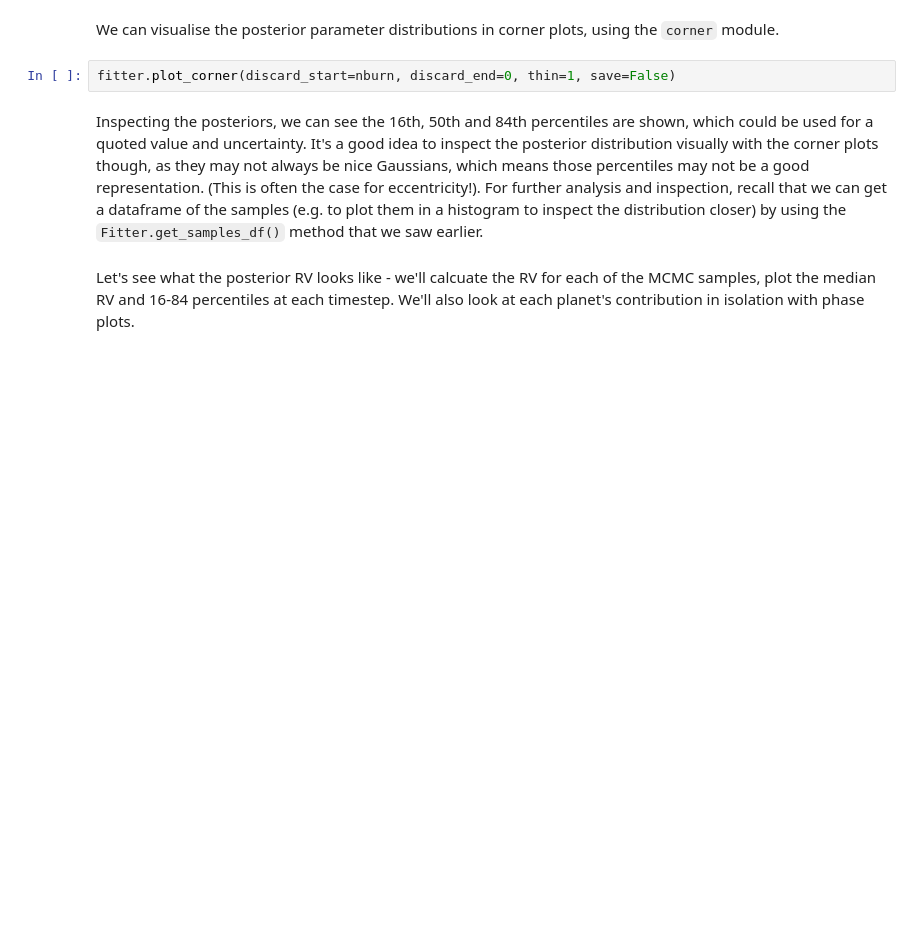
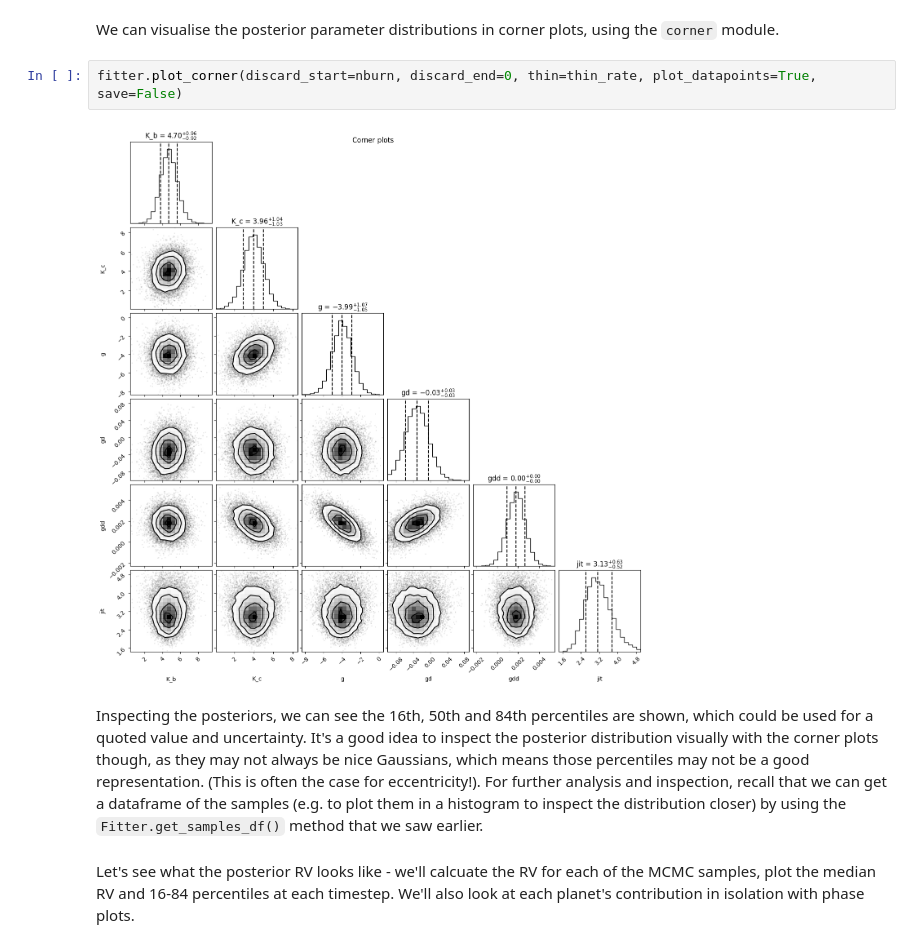
Before and after one commit to ross-dobson/ravest, a Jupyter notebook: docs/Examples/K2-24.ipynb, the cells around one changed output. Saved outputs shown, nothing was run; the diff lists cells and outputs as text; blank space fills up the shorter version.

```diff
--- a/docs/Examples/K2-24.ipynb
+++ b/docs/Examples/K2-24.ipynb
@@ -119,7 +229,9 @@ fitter.plot_chains(discard_start=0, discard_end=0, thin=1, save=False)
 # %% [markdown]
 We can visualise the posterior parameter distributions in corner plots, using the `corner` module.
 # %%
-fitter.plot_corner(discard_start=nburn, discard_end=0, thin=1, save=False)
+fitter.plot_corner(discard_start=nburn, discard_end=0, thin=thin_rate, plot_datapoints=True, save=False)
+# %% [output]
+[figure, added]
 # %% [markdown]
 Inspecting the posteriors, we can see the 16th, 50th and 84th percentiles are shown, which could be used for a quoted value and uncertainty. It's a good idea to inspect the posterior distribution visually with the corner plots though, as they may not always be nice Gaussians, which means those percentiles may not be a good representation. (This is often the case for eccentricity!). For further analysis and inspection, recall that we can get a dataframe of the samples (e.g. to plot them in a histogram to inspect the distribution closer) by using the `Fitter.get_samples_df()` method that we saw earlier.
 # %% [markdown]
```
Also changed, not shown: parts of 34 cells of this notebook, 2 other files.
